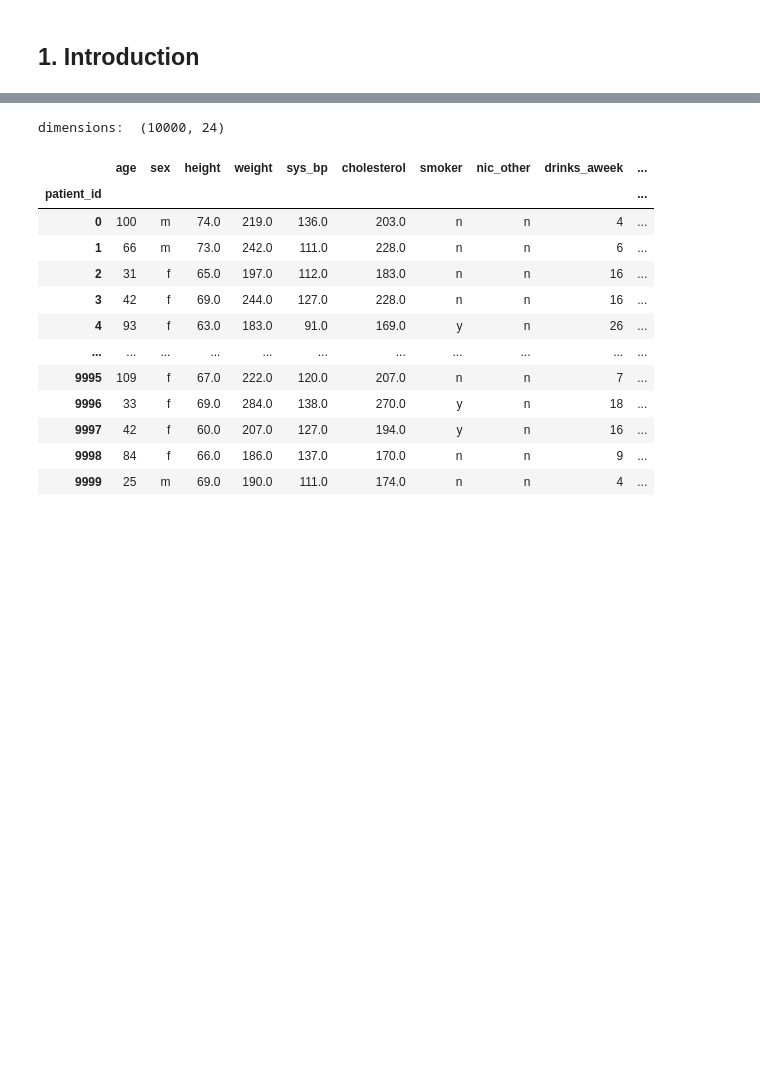
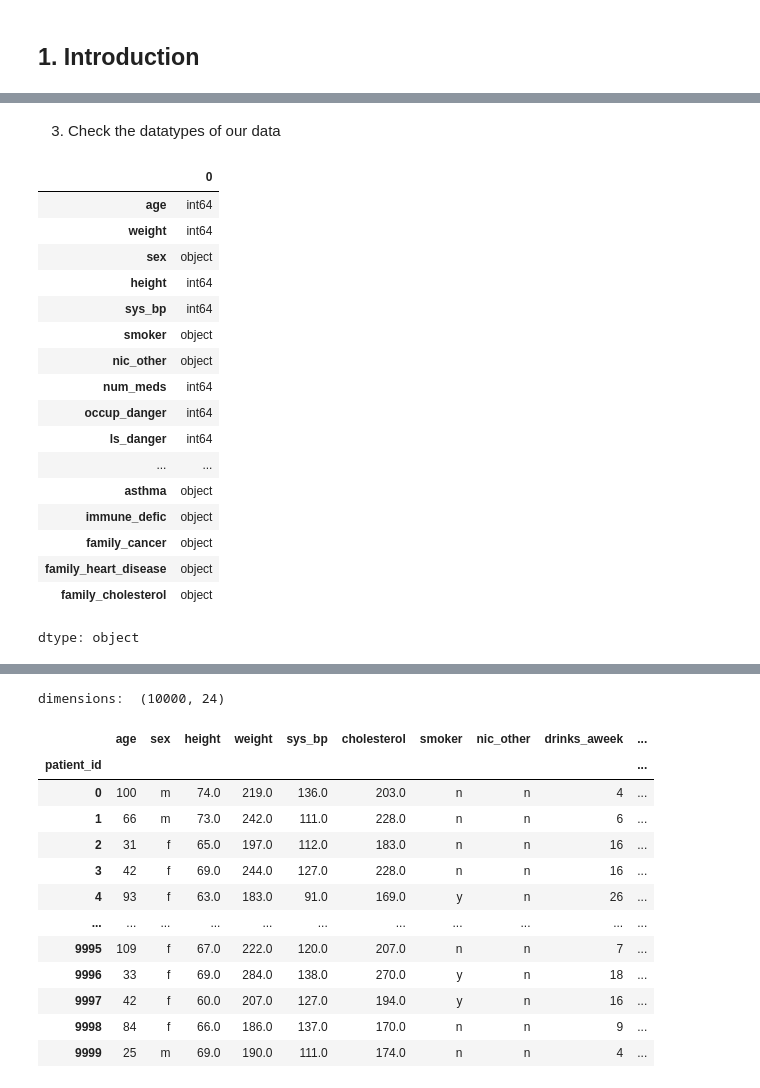
Before and after one commit to gweiumd/CMSC320_Spring2025_Final_Project, a Jupyter notebook: CMSC320_Final_Project.ipynb, the cells around one changed output, grey strips where cells are left out. Cells and saved outputs as stored; diff of their text form; code cells hidden in the pictures; blank space fills up the shorter version.

```diff
--- a/CMSC320_Final_Project.ipynb
+++ b/CMSC320_Final_Project.ipynb
@@ -67,0 +116,23 @@ Our dataset is called Individual Age of Death and Related Factors (https://www.k
+# %% [markdown]
+3) Check the datatypes of our data
+# %%
+display(df.dtypes)
+# %% [output]
+|  | 0 |
+| age | int64 |
+| weight | int64 |
+| sex | object |
+| height | int64 |
+| sys_bp | int64 |
+| smoker | object |
+| nic_other | object |
+| num_meds | int64 |
+| occup_danger | int64 |
+| ls_danger | int64 |
+| ... | ... |
+| asthma | object |
+| immune_defic | object |
+| family_cancer | object |
+| family_heart_disease | object |
+| family_cholesterol | object |
+dtype: object
```
Also changed, not shown: parts of 95 cells of this notebook, 1 other file.
